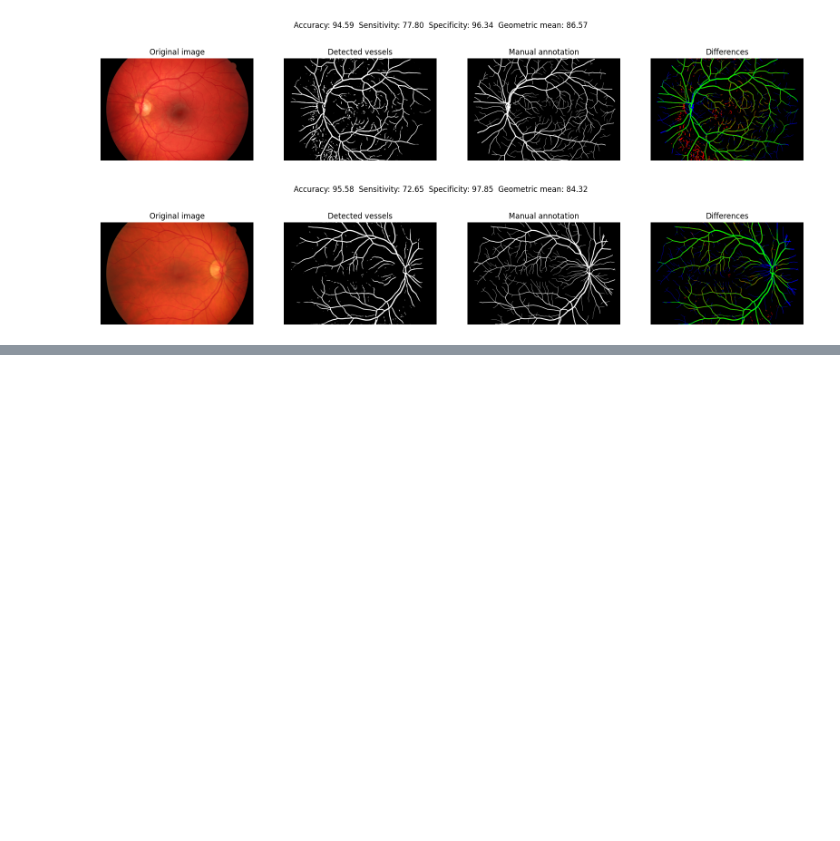
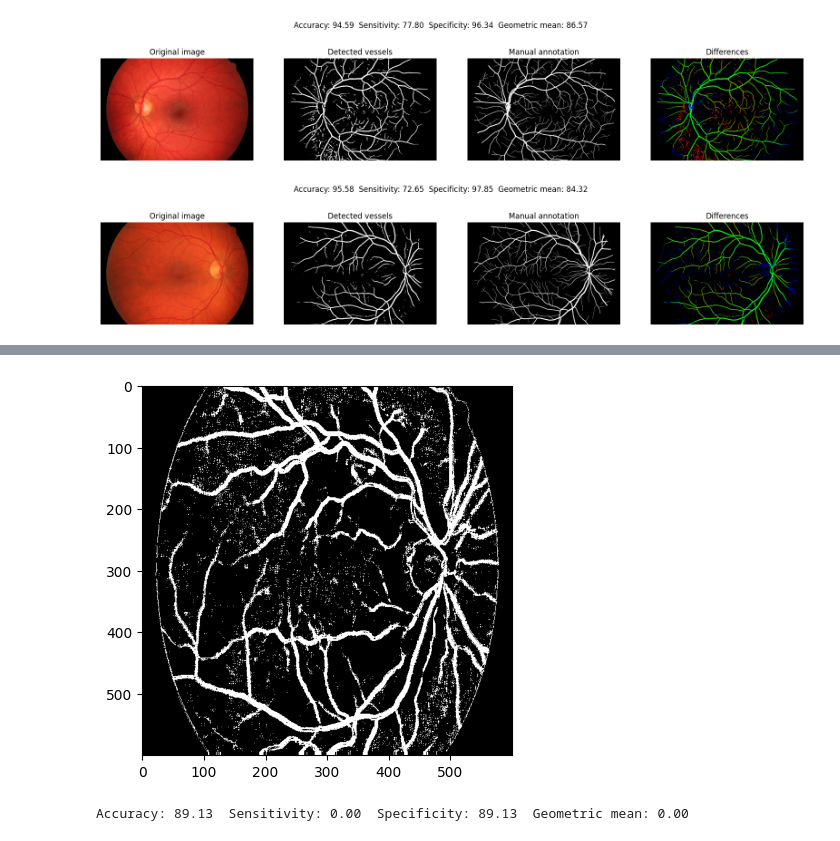
Before and after one commit to Smixie/IwM, a Jupyter notebook: dno-oka/dno-oka.ipynb, the cells around one changed output, grey strips where cells are left out. Cells and saved outputs as stored; diff of their text form; code cells hidden in the pictures; blank space fills up the shorter version.

```diff
--- a/dno-oka/dno-oka.ipynb
+++ b/dno-oka/dno-oka.ipynb
@@ -128,0 +301,11 @@ for x in range(1,6):
+# %%
+predicted_image = get_new_image(gray_image, predictions)
+plt.imshow(predicted_image, cmap='gray')
+plt.show()
+# %% [output]
+[figure, added]
+# %%
+acc,sens,spec,geo_mean, results_img = conf_matrix_for_image(predicted_image, model)
+print(f"Accuracy: {acc:.2f}  Sensitivity: {sens:.2f}  Specificity: {spec:.2f}  Geometric mean: {geo_mean:.2f}")
+# %% [output]
+Accuracy: 89.13  Sensitivity: 0.00  Specificity: 89.13  Geometric mean: 0.00
```
Also changed, not shown: parts of 10 cells of this notebook.
